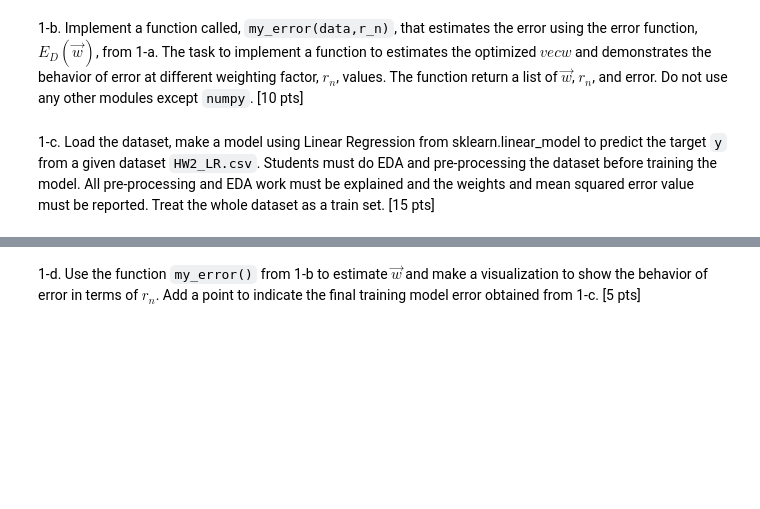
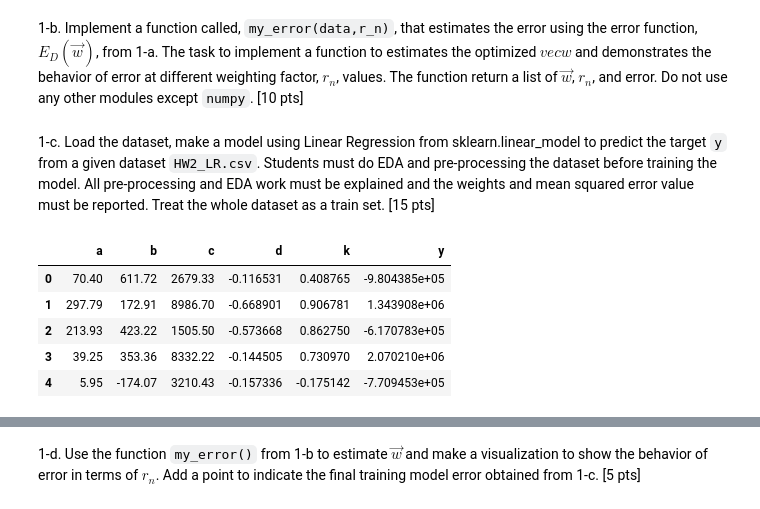
Before and after one commit to calebpelliott/Machine-Learning-CS559, a Jupyter notebook: HW2/F21_HW#2/HW#2/HW2_CS59_F21.ipynb, the cells around one changed output, grey strips where cells are left out. Cells and saved outputs as stored; diff of their text form; code cells hidden in the pictures; blank space fills up the shorter version.

```diff
--- a/HW2/F21_HW#2/HW#2/HW2_CS59_F21.ipynb
+++ b/HW2/F21_HW#2/HW#2/HW2_CS59_F21.ipynb
@@ -36,6 +63,14 @@ import matplotlib.pyplot as plt
 
 import pandas as pd
 # %%
-data = pd.read_csv('./HW2_LR.csv')
+df = pd.read_csv('./HW2_LR.csv')
+df.head(5)
+# %% [output]
+|  | a | b | c | d | k | y |
+| 0 | 70.40 | 611.72 | 2679.33 | -0.116531 | 0.408765 | -9.804385e+05 |
+| 1 | 297.79 | 172.91 | 8986.70 | -0.668901 | 0.906781 | 1.343908e+06 |
+| 2 | 213.93 | 423.22 | 1505.50 | -0.573668 | 0.862750 | -6.170783e+05 |
+| 3 | 39.25 | 353.36 | 8332.22 | -0.144505 | 0.730970 | 2.070210e+06 |
+| 4 | 5.95 | -174.07 | 3210.43 | -0.157336 | -0.175142 | -7.709453e+05 |
 # %%
 ### EDA stars here
```
Also changed, not shown: parts of 12 cells of this notebook, 1 other file.
